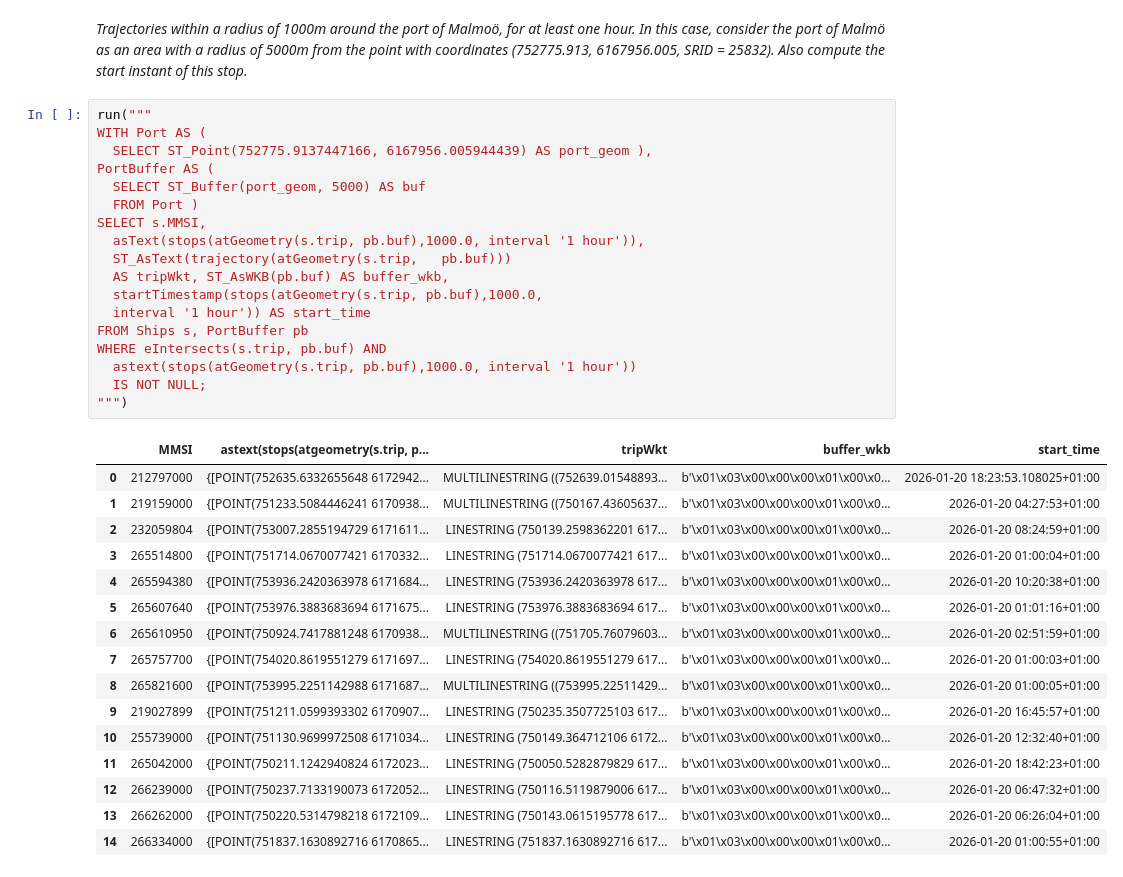
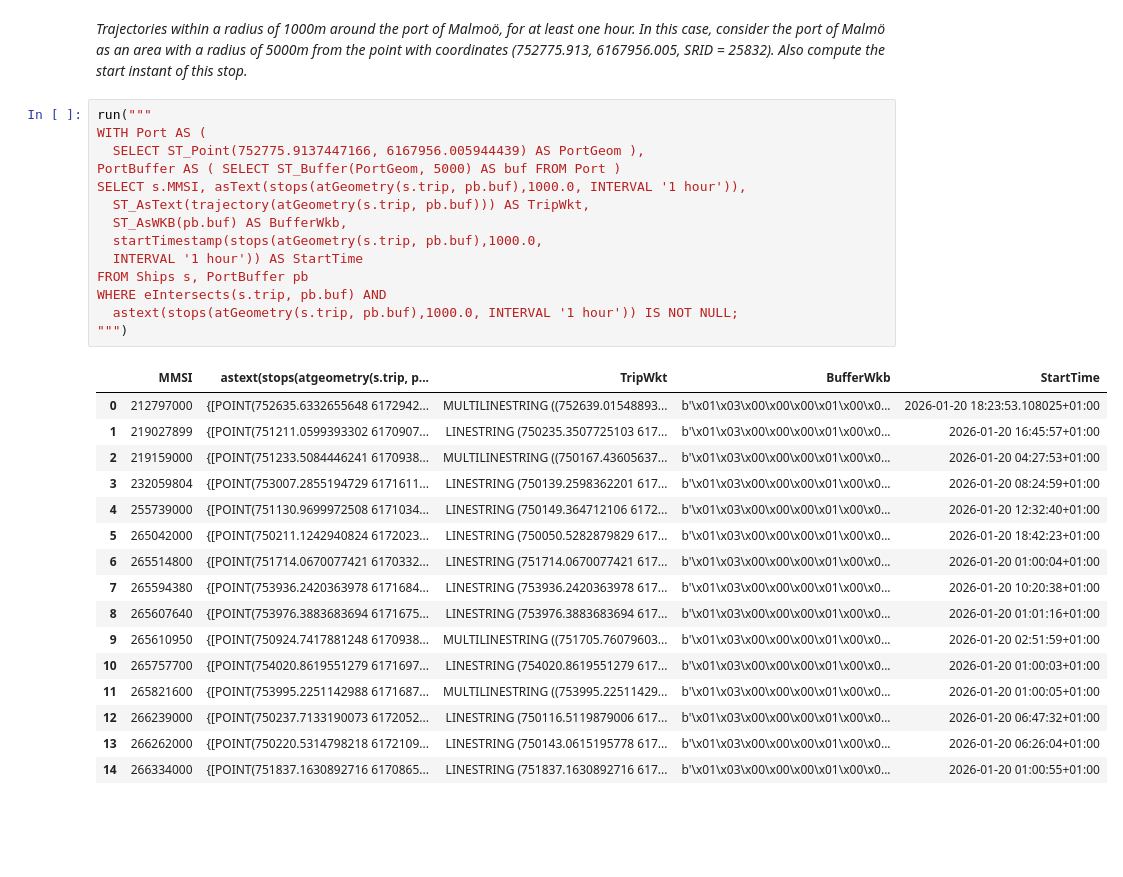
Before and after one commit to MobilityDB/MobilityDataScienceBookVol2, a Jupyter notebook: chapter7/mobilityDuckAIS.ipynb, the cells around one changed output. Cells and saved outputs as stored; diff of their text form; blank space fills up the shorter version.

```diff
--- a/chapter7/mobilityDuckAIS.ipynb
+++ b/chapter7/mobilityDuckAIS.ipynb
@@ -726,35 +700,31 @@ WHERE eIntersects(s.trip, pb.buf) AND
 # %%
 run("""
 WITH Port AS (
-  SELECT ST_Point(752775.9137447166, 6167956.005944439) AS port_geom ),
-PortBuffer AS (
-  SELECT ST_Buffer(port_geom, 5000) AS buf
-  FROM Port )
-SELECT s.MMSI,
-  asText(stops(atGeometry(s.trip, pb.buf),1000.0, interval '1 hour')),
-  ST_AsText(trajectory(atGeometry(s.trip,   pb.buf)))
-  AS tripWkt, ST_AsWKB(pb.buf) AS buffer_wkb,
+  SELECT ST_Point(752775.9137447166, 6167956.005944439) AS PortGeom ),
+PortBuffer AS ( SELECT ST_Buffer(PortGeom, 5000) AS buf FROM Port )
+SELECT s.MMSI, asText(stops(atGeometry(s.trip, pb.buf),1000.0, INTERVAL '1 hour')),
+  ST_AsText(trajectory(atGeometry(s.trip, pb.buf))) AS TripWkt,
+  ST_AsWKB(pb.buf) AS BufferWkb,
   startTimestamp(stops(atGeometry(s.trip, pb.buf),1000.0,
-  interval '1 hour')) AS start_time
+  INTERVAL '1 hour')) AS StartTime
 FROM Ships s, PortBuffer pb
 WHERE eIntersects(s.trip, pb.buf) AND
-  astext(stops(atGeometry(s.trip, pb.buf),1000.0, interval '1 hour'))
-  IS NOT NULL;
+  astext(stops(atGeometry(s.trip, pb.buf),1000.0, INTERVAL '1 hour')) IS NOT NULL;
 """)
 # %% [output]
-|  | MMSI | astext(stops(atgeometry(s.trip, p... | tripWkt | buffer_wkb | start_time |
+|  | MMSI | astext(stops(atgeometry(s.trip, p... | TripWkt | BufferWkb | StartTime |
 | 0 | 212797000 | {[POINT(752635.6332655648 6172942... | MULTILINESTRING ((752639.01548893... | b'\x01\x03\x00\x00\x00\x01\x00\x0... | 2026-01-20 18:23:53.108025+01:00 |
-| 1 | 219159000 | {[POINT(751233.5084446241 6170938... | MULTILINESTRING ((750167.43605637... | b'\x01\x03\x00\x00\x00\x01\x00\x0... | 2026-01-20 04:27:53+01:00 |
-| 2 | 232059804 | {[POINT(753007.2855194729 6171611... | LINESTRING (750139.2598362201 617... | b'\x01\x03\x00\x00\x00\x01\x00\x0... | 2026-01-20 08:24:59+01:00 |
-| 3 | 265514800 | {[POINT(751714.0670077421 6170332... | LINESTRING (751714.0670077421 617... | b'\x01\x03\x00\x00\x00\x01\x00\x0... | 2026-01-20 01:00:04+01:00 |
-| 4 | 265594380 | {[POINT(753936.2420363978 6171684... | LINESTRING (753936.2420363978 617... | b'\x01\x03\x00\x00\x00\x01\x00\x0... | 2026-01-20 10:20:38+01:00 |
-| 5 | 265607640 | {[POINT(753976.3883683694 6171675... | LINESTRING (753976.3883683694 617... | b'\x01\x03\x00\x00\x00\x01\x00\x0... | 2026-01-20 01:01:16+01:00 |
-| 6 | 265610950 | {[POINT(750924.7417881248 6170938... | MULTILINESTRING ((751705.76079603... | b'\x01\x03\x00\x00\x00\x01\x00\x0... | 2026-01-20 02:51:59+01:00 |
-| 7 | 265757700 | {[POINT(754020.8619551279 6171697... | LINESTRING (754020.8619551279 617... | b'\x01\x03\x00\x00\x00\x01\x00\x0... | 2026-01-20 01:00:03+01:00 |
-| 8 | 265821600 | {[POINT(753995.2251142988 6171687... | MULTILINESTRING ((753995.22511429... | b'\x01\x03\x00\x00\x00\x01\x00\x0... | 2026-01-20 01:00:05+01:00 |
-| 9 | 219027899 | {[POINT(751211.0599393302 6170907... | LINESTRING (750235.3507725103 617... | b'\x01\x03\x00\x00\x00\x01\x00\x0... | 2026-01-20 16:45:57+01:00 |
-| 10 | 255739000 | {[POINT(751130.9699972508 6171034... | LINESTRING (750149.364712106 6172... | b'\x01\x03\x00\x00\x00\x01\x00\x0... | 2026-01-20 12:32:40+01:00 |
-| 11 | 265042000 | {[POINT(750211.1242940824 6172023... | LINESTRING (750050.5282879829 617... | b'\x01\x03\x00\x00\x00\x01\x00\x0... | 2026-01-20 18:42:23+01:00 |
+| 1 | 219027899 | {[POINT(751211.0599393302 6170907... | LINESTRING (750235.3507725103 617... | b'\x01\x03\x00\x00\x00\x01\x00\x0... | 2026-01-20 16:45:57+01:00 |
+| 2 | 219159000 | {[POINT(751233.5084446241 6170938... | MULTILINESTRING ((750167.43605637... | b'\x01\x03\x00\x00\x00\x01\x00\x0... | 2026-01-20 04:27:53+01:00 |
+| 3 | 232059804 | {[POINT(753007.2855194729 6171611... | LINESTRING (750139.2598362201 617... | b'\x01\x03\x00\x00\x00\x01\x00\x0... | 2026-01-20 08:24:59+01:00 |
+| 4 | 255739000 | {[POINT(751130.9699972508 6171034... | LINESTRING (750149.364712106 6172... | b'\x01\x03\x00\x00\x00\x01\x00\x0... | 2026-01-20 12:32:40+01:00 |
+| 5 | 265042000 | {[POINT(750211.1242940824 6172023... | LINESTRING (750050.5282879829 617... | b'\x01\x03\x00\x00\x00\x01\x00\x0... | 2026-01-20 18:42:23+01:00 |
+| 6 | 265514800 | {[POINT(751714.0670077421 6170332... | LINESTRING (751714.0670077421 617... | b'\x01\x03\x00\x00\x00\x01\x00\x0... | 2026-01-20 01:00:04+01:00 |
+| 7 | 265594380 | {[POINT(753936.2420363978 6171684... | LINESTRING (753936.2420363978 617... | b'\x01\x03\x00\x00\x00\x01\x00\x0... | 2026-01-20 10:20:38+01:00 |
+| 8 | 265607640 | {[POINT(753976.3883683694 6171675... | LINESTRING (753976.3883683694 617... | b'\x01\x03\x00\x00\x00\x01\x00\x0... | 2026-01-20 01:01:16+01:00 |
+| 9 | 265610950 | {[POINT(750924.7417881248 6170938... | MULTILINESTRING ((751705.76079603... | b'\x01\x03\x00\x00\x00\x01\x00\x0... | 2026-01-20 02:51:59+01:00 |
+| 10 | 265757700 | {[POINT(754020.8619551279 6171697... | LINESTRING (754020.8619551279 617... | b'\x01\x03\x00\x00\x00\x01\x00\x0... | 2026-01-20 01:00:03+01:00 |
+| 11 | 265821600 | {[POINT(753995.2251142988 6171687... | MULTILINESTRING ((753995.22511429... | b'\x01\x03\x00\x00\x00\x01\x00\x0... | 2026-01-20 01:00:05+01:00 |
 | 12 | 266239000 | {[POINT(750237.7133190073 6172052... | LINESTRING (750116.5119879006 617... | b'\x01\x03\x00\x00\x00\x01\x00\x0... | 2026-01-20 06:47:32+01:00 |
 | 13 | 266262000 | {[POINT(750220.5314798218 6172109... | LINESTRING (750143.0615195778 617... | b'\x01\x03\x00\x00\x00\x01\x00\x0... | 2026-01-20 06:26:04+01:00 |
 | 14 | 266334000 | {[POINT(751837.1630892716 6170865... | LINESTRING (751837.1630892716 617... | b'\x01\x03\x00\x00\x00\x01\x00\x0... | 2026-01-20 01:00:55+01:00 |
```
Also changed, not shown: parts of 30 cells of this notebook.
